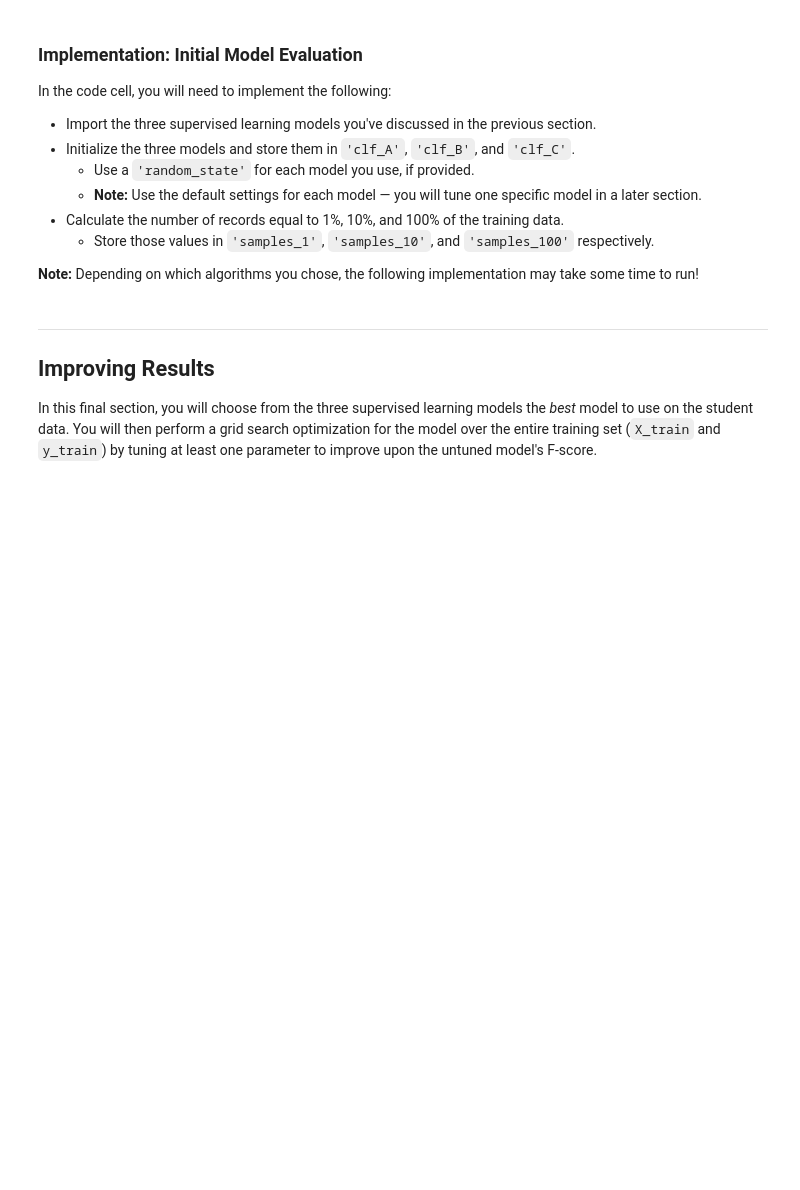
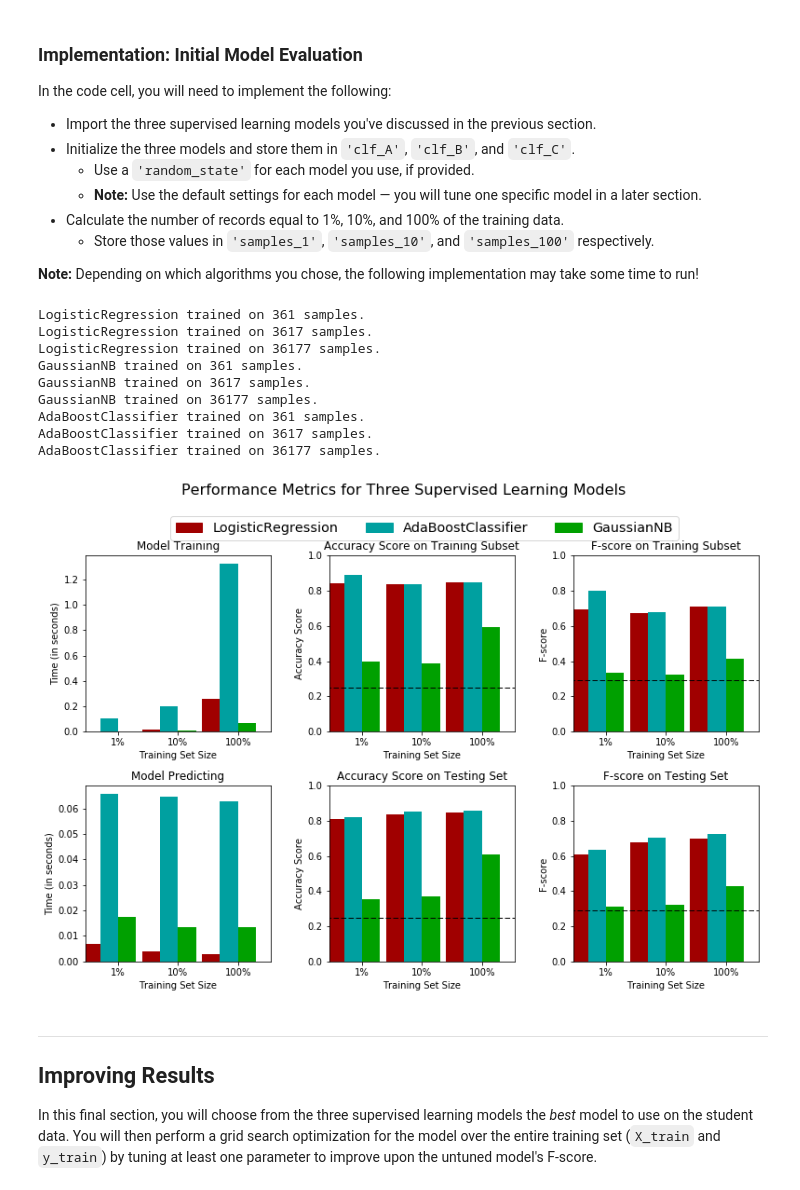
Before and after one commit to stoneheart/machine-learning, a Jupyter notebook: projects/finding_donors/finding_donors.ipynb, the cells around one changed output. Cells and saved outputs as stored; diff of their text form; code cells hidden in the pictures; blank space fills up the shorter version.

```diff
--- a/projects/finding_donors/finding_donors.ipynb
+++ b/projects/finding_donors/finding_donors.ipynb
@@ -188,10 +189,14 @@ Looking at the distribution of classes (those who make at most \$50,000, and tho
 **Note:** You must use the code cell below and assign your results to `'accuracy'` and `'fscore'` to be used later.
 # %%
 # TODO: Calculate accuracy
-accuracy = None
+TP, FP, FN, TN = n_greater_50k, n_at_most_50k, 0, 0
+accuracy = 1.0 * (TP + TN) / (TP + FP + FN + TN)
 
 # TODO: Calculate F-score using the formula above for beta = 0.5
-fscore = None
+precision = 1.0 * TP / (TP + FP)
+recall = 1.0 * TP / (TP + FN)
+beta = 0.5
+fscore = (1 + beta**2) * precision * recall / (beta**2 * precision + recall)
 
 # Print the results
 print "Naive Predictor: [Accuracy score: {:.4f}, F-score: {:.4f}]".format(accuracy, fscore)
@@ -227,6 +245,7 @@ In the code block below, you will need to implement the following:
    - Make sure that you set the `beta` parameter!
 # %%
 # TODO: Import two metrics from sklearn - fbeta_score and accuracy_score
+from sklearn.metrics import fbeta_score, accuracy_score
 
 def train_predict(learner, sample_size, X_train, y_train, X_test, y_test):
     '''
@@ -243,33 +262,33 @@ def train_predict(learner, sample_size, X_train, y_train, X_test, y_test):
 
     # TODO: Fit the learner to the training data using slicing with 'sample_size'
     start = time() # Get start time
-    learner = None
+    learner.fit(X_train[:sample_size], y_train[:sample_size])
     end = time() # Get end time
 
     # TODO: Calculate the training time
-    results['train_time'] = None
+    results['train_time'] = end - start
 
     # TODO: Get the predictions on the test set,
     #       then get predictions on the first 300 training samples
     start = time() # Get start time
-    predictions_test = None
-    predictions_train = None
+    predictions_test = learner.predict(X_test)
+    predictions_train = learner.predict(X_train[:300])
     end = time() # Get end time
 
     # TODO: Calculate the total prediction time
-    results['pred_time'] = None
+    results['pred_time'] = end - start
 
     # TODO: Compute accuracy on the first 300 training samples
-    results['acc_train'] = None
+    results['acc_train'] = accuracy_score(y_train[:300], predictions_train)
 
     # TODO: Compute accuracy on test set
-    results['acc_test'] = None
+    results['acc_test'] = accuracy_score(y_test, predictions_test)
 
     # TODO: Compute F-score on the the first 300 training samples
-    results['f_train'] = None
+    results['f_train'] = fbeta_score(y_train[:300], predictions_train, beta)
 
     # TODO: Compute F-score on the test set
-    results['f_test'] = None
+    results['f_test'] = fbeta_score(y_test, predictions_test, beta)
 
     # Success
     print "{} trained on {} samples.".format(learner.__class__.__name__, sample_size)
@@ -289,28 +308,42 @@ In the code cell, you will need to implement the following:
 **Note:** Depending on which algorithms you chose, the following implementation may take some time to run!
 # %%
 # TODO: Import the three supervised learning models from sklearn
+from sklearn.linear_model import LogisticRegression
+from sklearn.naive_bayes import GaussianNB
+from sklearn.ensemble import AdaBoostClassifier
 
 # TODO: Initialize the three models
-clf_A = None
-clf_B = None
-clf_C = None
+clf_A = LogisticRegression(random_state=0)
+clf_B = GaussianNB()
+clf_C = AdaBoostClassifier(random_state=0)
 
 # TODO: Calculate the number of samples for 1%, 10%, and 100% of the training data
-samples_1 = None
-samples_10 = None
-samples_100 = None
+samples_1 = len(X_train)/100
+samples_10 = len(X_train)/10
+samples_100 = len(X_train)
 
 # Collect results on the learners
 results = {}
 for clf in [clf_A, clf_B, clf_C]:
     clf_name = clf.__class__.__name__
     results[clf_name] = {}
     for i, samples in enumerate([samples_1, samples_10, samples_100]):
         results[clf_name][i] = \
         train_predict(clf, samples, X_train, y_train, X_test, y_test)
 
 # Run metrics visualization for the three supervised learning models chosen
 vs.evaluate(results, accuracy, fscore)
+# %% [output]
+LogisticRegression trained on 361 samples.
+LogisticRegression trained on 3617 samples.
+LogisticRegression trained on 36177 samples.
+GaussianNB trained on 361 samples.
+GaussianNB trained on 3617 samples.
+GaussianNB trained on 36177 samples.
+AdaBoostClassifier trained on 361 samples.
+AdaBoostClassifier trained on 3617 samples.
+AdaBoostClassifier trained on 36177 samples.
+[figure, added]
 # %% [markdown]
 ----
 ## Improving Results
```
Also changed, not shown: parts of 20 cells of this notebook, 10 other files.
